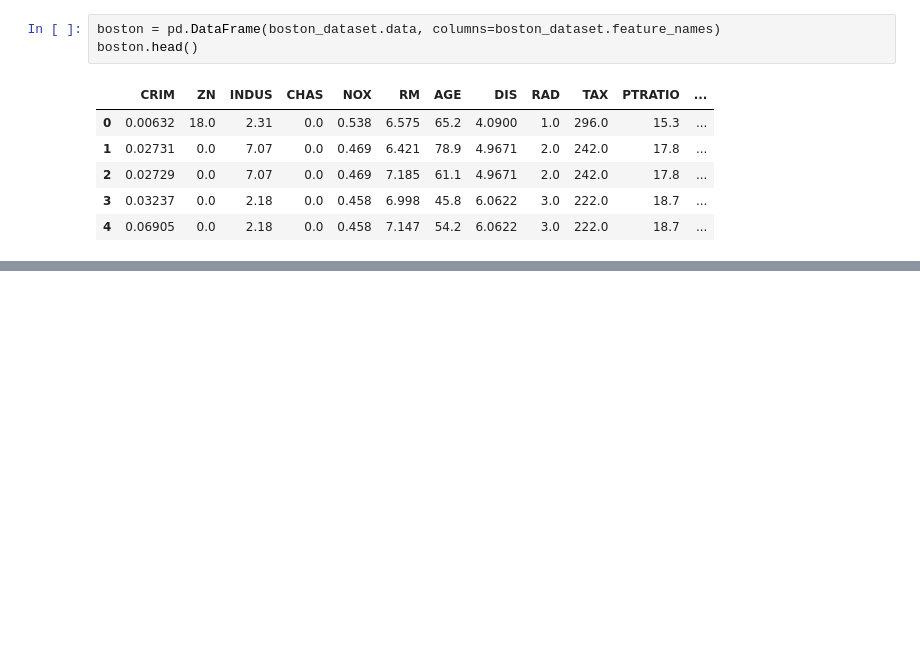
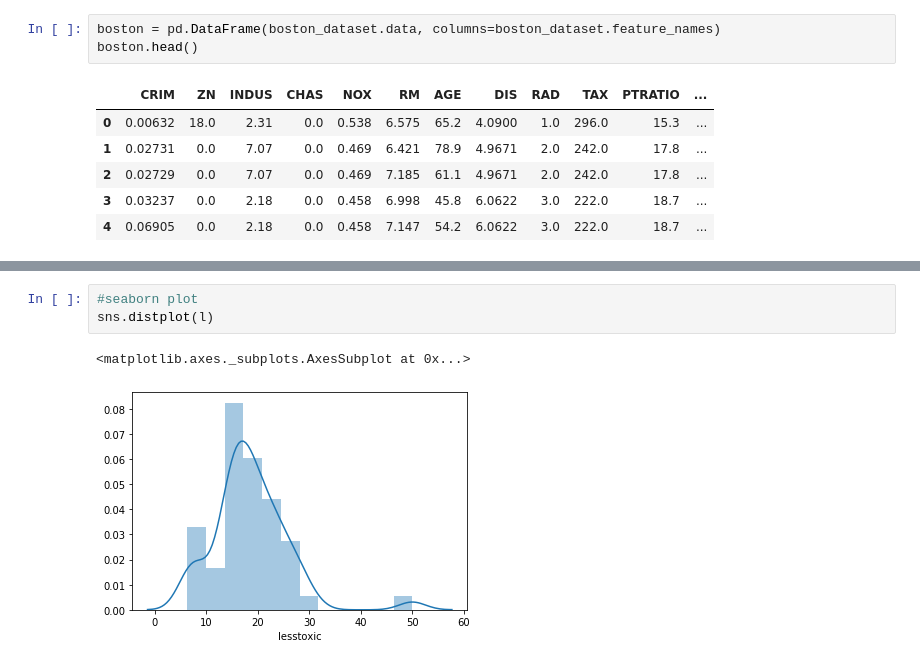
Before and after one commit to kennycolsh/Machine-Learning-Assessment-1, a Jupyter notebook: MacLearning-Ass1.ipynb, the cells around one changed output, grey strips where cells are left out. Drawn from its saved outputs; the diff is of its cells as text; blank space fills up the shorter version.

```diff
--- a/MacLearning-Ass1.ipynb
+++ b/MacLearning-Ass1.ipynb
@@ -57,0 +125,6 @@ boston.head()
+# %%
+#seaborn plot
+sns.distplot(l)
+# %% [output]
+<matplotlib.axes._subplots.AxesSubplot at 0x...>
+[figure, added]
```
Also changed, not shown: parts of 20 cells of this notebook, 1 other file.
